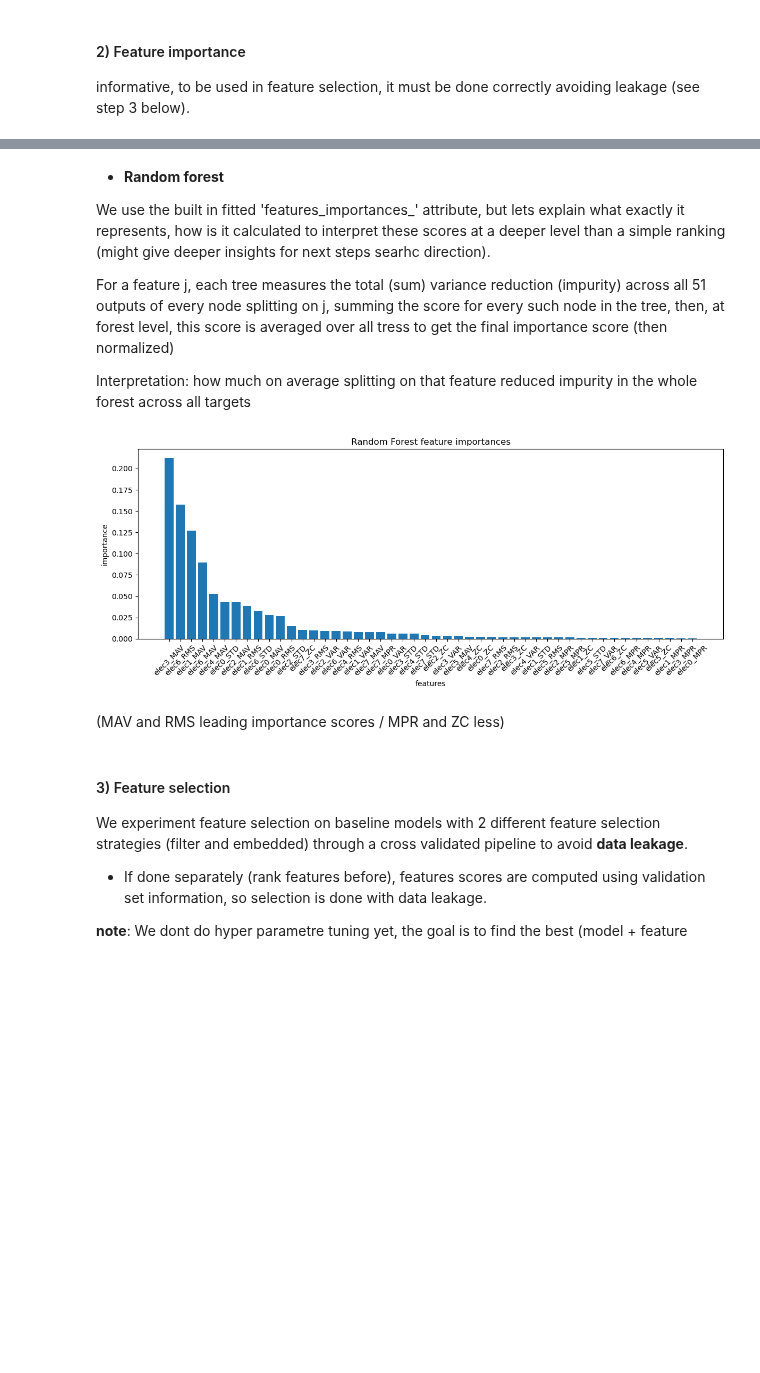
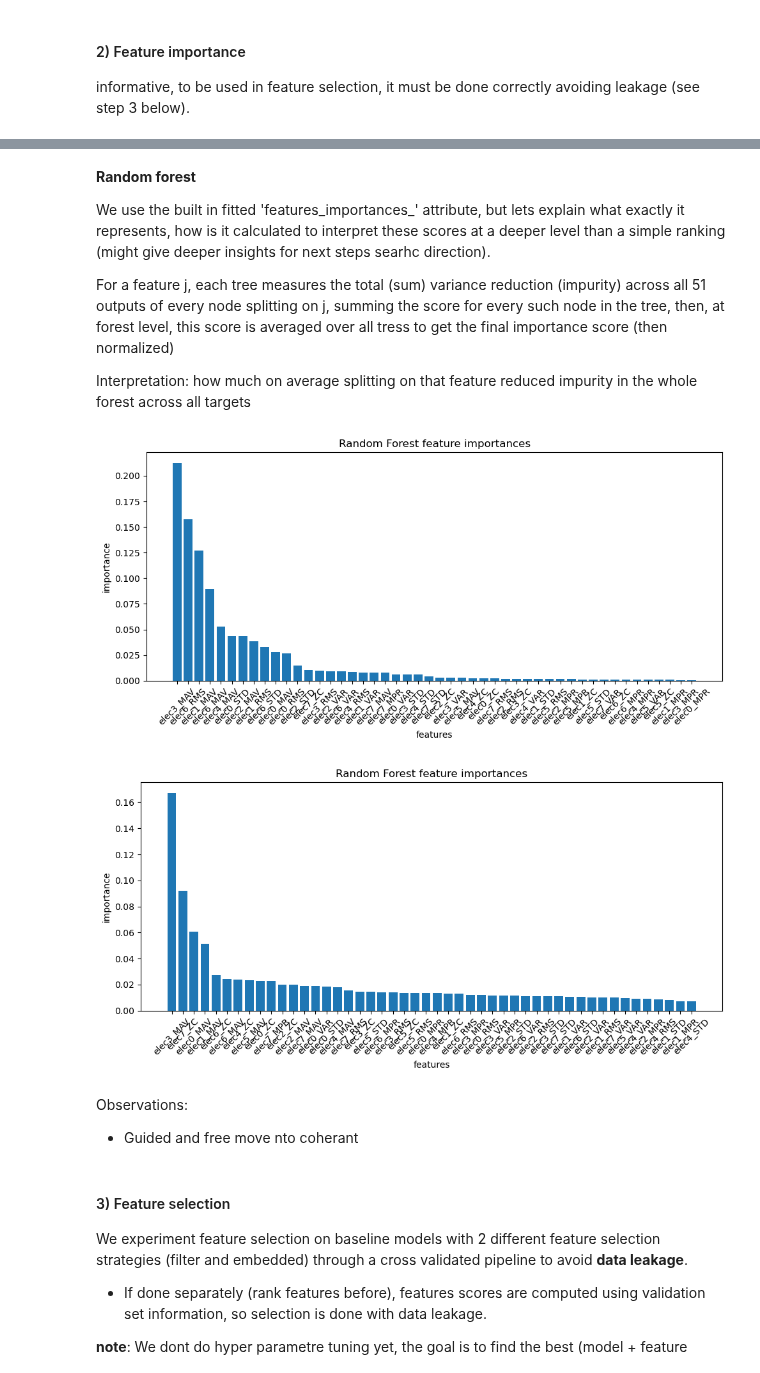
Before and after one commit to ULB-INFO-F-422/pose-estimation-from-emg-signal-team-2, a Jupyter notebook: project.ipynb, the cells around one changed output, grey strips where cells are left out. Saved outputs shown, nothing was run; the diff lists cells and outputs as text; code cells hidden in the pictures; blank space fills up the shorter version.

```diff
--- a/project.ipynb
+++ b/project.ipynb
@@ -135,9 +134,16 @@ Prepared data
 X_g_train_wdw = XWindowAugment().transform(X_g_train)
 y_g_train_wdw = yWindowAugment().transform(y_g_train)
 
+X_f_train_wdw = XWindowAugment().transform(X_f_train)
+y_f_train_wdw = yWindowAugment().transform(y_f_train)
+
 print("Guided windowed:")
 print(f"X_g_train_wdw {X_g_train_wdw.shape} / X_g_test {X_g_test.shape}")
-print(f"y_g_train_wdw{y_g_train_wdw.shape}")
+print(f"y_g_train_wdw{y_g_train_wdw.shape}\n")
+
+print("Free moves windowed:")
+print(f"X_f_train_wdw {X_f_train_wdw.shape} / X_f_test {X_f_test.shape}")
+print(f"y_f_train_wdw{y_f_train_wdw.shape}")
 # %% [output]
 Guided windowed:
 X_g_train_wdw (5, 919, 8, 500) / X_g_test (5, 332, 8, 500)
@@ -283,9 +294,16 @@ Preprocessed data
 X_g_train_preproc = FeatureExtractor().transform(X_g_train_wdw)
 y_g_train_preproc = TargetFlattener().transform(y_g_train_wdw)
 
+X_f_train_preproc = FeatureExtractor().transform(X_f_train_wdw)
+y_f_train_preproc = TargetFlattener().transform(y_f_train_wdw)
+
 print("Guided preprocessed:")
 print(f"X_g_train_preproc {X_g_train_preproc.shape}")
-print(f"y_g_train_preproc{y_g_train_preproc.shape}")
+print(f"y_g_train_preproc{y_g_train_preproc.shape}\n")
+
+print("Free move preprocessed:")
+print(f"X_f_train_preproc {X_f_train_preproc.shape}")
+print(f"y_f_train_preproc{y_f_train_preproc.shape}")
 # %% [output]
 Guided preprocessed:
 X_g_train_preproc (4595, 48)
@@ -386,5 +434,5 @@ plt.show()
 # %% [markdown]
-+ __Random forest__
+__Random forest__
 
 We use the built in fitted 'features_importances_' attribute, but lets explain what exactly it represents, how is it calculated to interpret these scores at a deeper level than a simple ranking (might give deeper insights for next steps searhc direction).
 
@@ -392,25 +440,33 @@ For a feature j, each tree measures the total (sum) variance reduction (impurity
 
 Interpretation: how much on average splitting on that feature reduced impurity in the whole forest across all targets
 # %%
-rf = RandomForestRegressor(random_state=0, n_jobs=-1, n_estimators=10)
-rf.fit(X_g_train_preproc, y_g_train_preproc)
-rf_feat_imp = rf.feature_importances_
-rf_sorted_idx = np.argsort(rf_feat_imp)[::-1] # descending order
+column_names = X_g_train_preproc.columns
+baseline_rf = baselines['random_forest']
 
-column_names = X_g_train_preproc.columns
+def plot_rf_feat_imp(rf_reg, title:str):
+    feat_imp = rf_reg.feature_importances_
+    sorted_idx = np.argsort(feat_imp)[::-1] # descending order
 
-plt.figure(figsize=(12, 5))
-plt.bar(range(len(rf_feat_imp)), rf_feat_imp[rf_sorted_idx], align='center')
-plt.xticks(range(len(rf_feat_imp)), column_names[rf_sorted_idx], rotation=45)
-plt.xlabel("features")
-plt.ylabel("importance")
-plt.title("Random Forest feature importances")
-plt.tight_layout()
-plt.show()
+    plt.figure(figsize=(10, 5))
+    plt.bar(range(len(feat_imp)), feat_imp[sorted_idx], align='center')
+    plt.xticks(range(len(feat_imp)), column_names[sorted_idx], rotation=45)
+    plt.xlabel("features")
+    plt.ylabel("importance")
+    plt.title("Random Forest feature importances")
+    plt.tight_layout()
+    plt.show()
+
+baseline_rf.fit(X_g_train_preproc, y_g_train_preproc)
+plot_rf_feat_imp(baseline_rf, "Guided")
+
+baseline_rf.fit(X_f_train_preproc, y_f_train_preproc)
+plot_rf_feat_imp(baseline_rf, "Guided")
 # %% [output]
-[figure, old version]
+[figure, new version]
+[figure, added]
 # %% [markdown]
-(MAV and RMS leading importance scores / MPR and ZC less)
+Observations:
++  Guided and free move nto coherant
 # %% [markdown]
 #### 3) Feature selection
 
```
Also changed, not shown: parts of 14 cells of this notebook.
